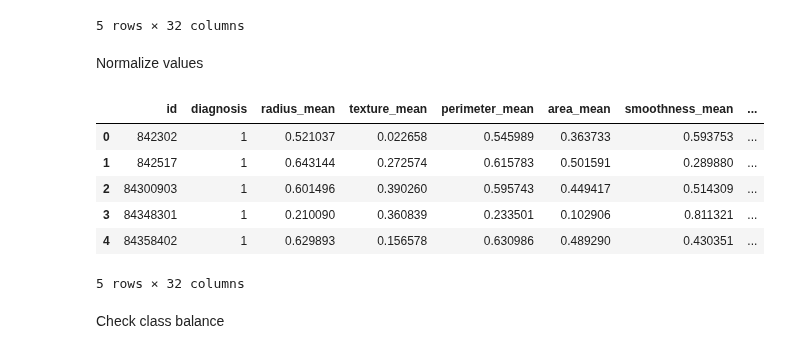
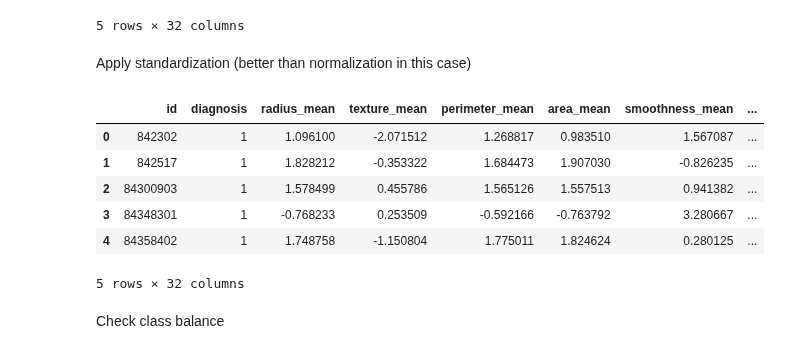
Before and after one commit to Ele975/LLM_from_scratch, a Jupyter notebook: Breast_cancer_detection.ipynb, the cells around one changed output. Drawn from its saved outputs; the diff is of its cells as text; code cells hidden in the pictures.

Commit message:
Implementation of dataset and dataloader, modification from normalization to standardization

```diff
--- a/Breast_cancer_detection.ipynb
+++ b/Breast_cancer_detection.ipynb
@@ -137,25 +137,23 @@ df.head()
 | 3 | 84348301 | 1 | 11.42 | 20.38 | 77.58 | 386.1 | 0.14250 | ... |
 | 4 | 84358402 | 1 | 20.29 | 14.34 | 135.10 | 1297.0 | 0.10030 | ... |
 5 rows × 32 columns
-# %% [markdown]
-Normalize values
+# %% [markdown]
+Apply standardization (better than normalization in this case)
 # %%
-def normalization(df):
-  # Initialize the scaler
-  scaler = MinMaxScaler()
+def standardization(df):
   for column in df.columns:
     if column != "id" and column != "diagnosis":
-      df[column] = scaler.fit_transform(df[[column]])
+      df[column] = (df[column] - df[column].mean()) / df[column].std()
 # %%
-normalization(df)
+standardization(df)
 df.head()
 # %% [output]
 |  | id | diagnosis | radius_mean | texture_mean | perimeter_mean | area_mean | smoothness_mean | ... |
-| 0 | 842302 | 1 | 0.521037 | 0.022658 | 0.545989 | 0.363733 | 0.593753 | ... |
-| 1 | 842517 | 1 | 0.643144 | 0.272574 | 0.615783 | 0.501591 | 0.289880 | ... |
-| 2 | 84300903 | 1 | 0.601496 | 0.390260 | 0.595743 | 0.449417 | 0.514309 | ... |
-| 3 | 84348301 | 1 | 0.210090 | 0.360839 | 0.233501 | 0.102906 | 0.811321 | ... |
-| 4 | 84358402 | 1 | 0.629893 | 0.156578 | 0.630986 | 0.489290 | 0.430351 | ... |
+| 0 | 842302 | 1 | 1.096100 | -2.071512 | 1.268817 | 0.983510 | 1.567087 | ... |
+| 1 | 842517 | 1 | 1.828212 | -0.353322 | 1.684473 | 1.907030 | -0.826235 | ... |
+| 2 | 84300903 | 1 | 1.578499 | 0.455786 | 1.565126 | 1.557513 | 0.941382 | ... |
+| 3 | 84348301 | 1 | -0.768233 | 0.253509 | -0.592166 | -0.763792 | 3.280667 | ... |
+| 4 | 84358402 | 1 | 1.748758 | -1.150804 | 1.775011 | 1.824624 | 0.280125 | ... |
 5 rows × 32 columns
 # %% [markdown]
 Check class balance
```
Also changed, not shown: parts of 3 cells of this notebook.
